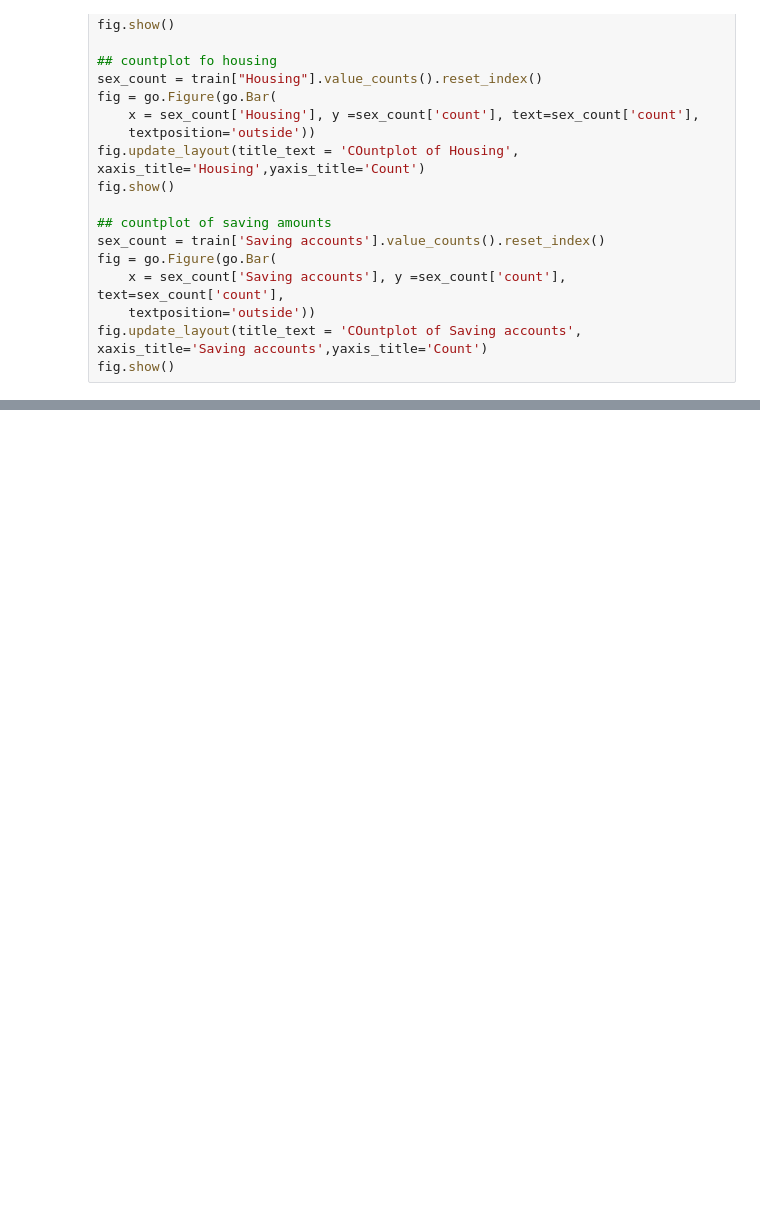
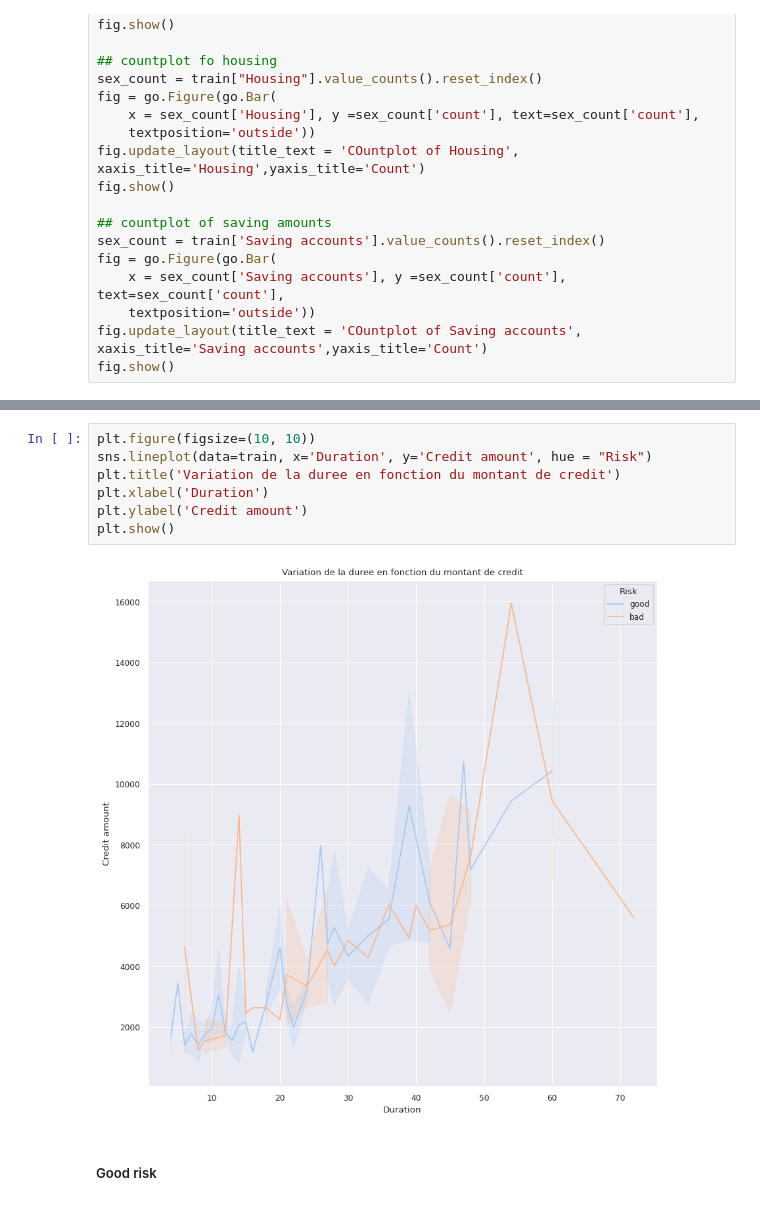
Before and after one commit to dona-eric/Hack2Hiere_TechTech_DataScience_20, a Jupyter notebook: Analyse_risque_Credit/analyse_credit_risque.ipynb, the cells around one changed output, grey strips where cells are left out. Drawn from its saved outputs; the diff is of its cells as text; blank space fills up the shorter version.

```diff
--- a/Analyse_risque_Credit/analyse_credit_risque.ipynb
+++ b/Analyse_risque_Credit/analyse_credit_risque.ipynb
@@ -246,0 +326,11 @@ fig.show()
+# %%
+plt.figure(figsize=(10, 10))
+sns.lineplot(data=train, x='Duration', y='Credit amount', hue = "Risk")
+plt.title('Variation de la duree en fonction du montant de credit')
+plt.xlabel('Duration')
+plt.ylabel('Credit amount')
+plt.show()
+# %% [output]
+[figure, added]
+# %% [markdown]
+##### Good risk
```
Also changed, not shown: parts of 44 cells of this notebook, 3 other files.
